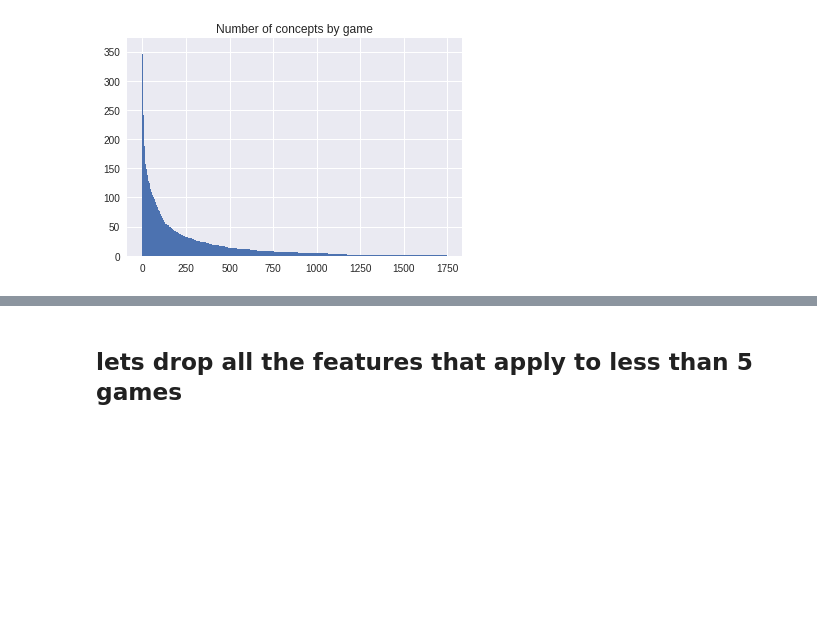
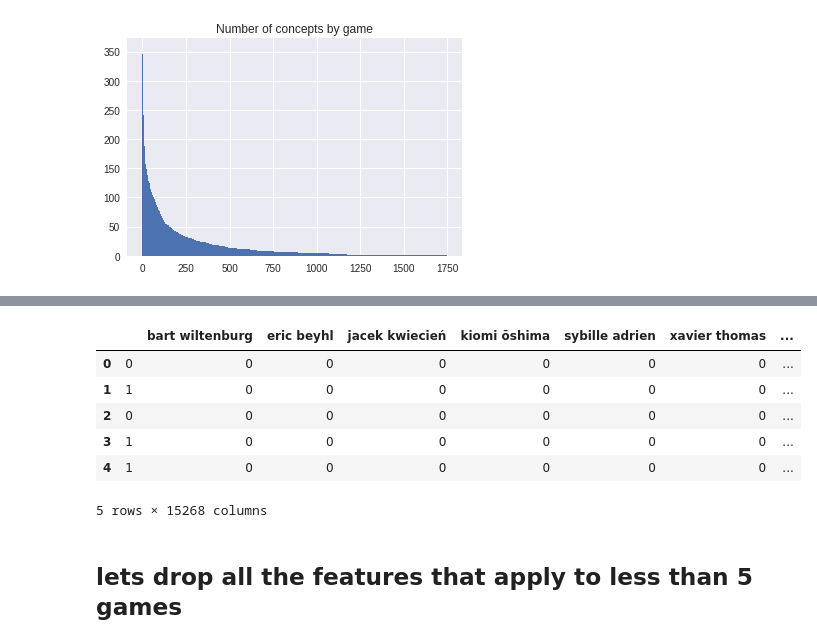
Before and after one commit to MaxReinisch/DSI_Capstone, a Jupyter notebook: GB_API_Scrape/02_EDA.ipynb, the cells around one changed output, grey strips where cells are left out. Drawn from its saved outputs; the diff is of its cells as text; code cells hidden in the pictures; blank space fills up the shorter version.

```diff
--- a/GB_API_Scrape/02_EDA.ipynb
+++ b/GB_API_Scrape/02_EDA.ipynb
@@ -43,0 +34,5 @@ reviews
+# %%
+with open("games_list.json", 'r') as f:
+    games_list = json.load(f)
+
+game_df = pd.DataFrame(games_list)
@@ -60,7 +62,7 @@ list_of_meta = []
 for file in onlyfiles:
     with open(f'./game_meta_data/{file}', 'r') as f:
         game = json.load(f)
-        feature_list = ['guid', 'name', 'concepts', 'themes', 'deck', 'developers', 'publishers', 'genres']
+        feature_list = ['guid', 'name', 'concepts', 'themes', 'deck', 'developers', 'publishers', 'genres', 'people']
         game_dict = {key:value for key, value in game.items() if key in feature_list}
 
         # convert lists to strings
@@ -69,6 +71,8 @@ for file in onlyfiles:
                 game_dict[key] = ', '.join(value)
         list_of_meta.append(game_dict)
 df = pd.DataFrame(list_of_meta)
+# %%
+df.fillna("", inplace=True)
 # %%
 df.head()
 # %% [output]
@@ -118,0 +122,8 @@ df.shape
+# %%
+def split_features(df, col):
+    df[col] = ['AAAA' if entry == None else entry for entry in df[col] ]
+    cvec = CountVectorizer(stop_words='english', tokenizer=lambda x: x.split(', '))
+    bow = cvec.fit_transform(df[col])
+    ret_df  = pd.DataFrame(bow.todense(),
+                       columns=cvec.get_feature_names())
+    return ret_df
@@ -119,3 +143,13 @@ df.shape
+# %%
+split_features(df, 'people').head()
+# %% [output]
+|  |  | bart wiltenburg | eric beyhl | jacek kwiecień | kiomi ōshima | sybille adrien | xavier thomas | ... |
+| 0 | 0 | 0 | 0 | 0 | 0 | 0 | 0 | ... |
+| 1 | 1 | 0 | 0 | 0 | 0 | 0 | 0 | ... |
+| 2 | 0 | 0 | 0 | 0 | 0 | 0 | 0 | ... |
+| 3 | 1 | 0 | 0 | 0 | 0 | 0 | 0 | ... |
+| 4 | 1 | 0 | 0 | 0 | 0 | 0 | 0 | ... |
+5 rows × 15268 columns
 # %% [markdown]
 ## lets drop all the features that apply to less than 5 games
 # %%
```
Also changed, not shown: parts of 32 cells of this notebook, 3 other files.
